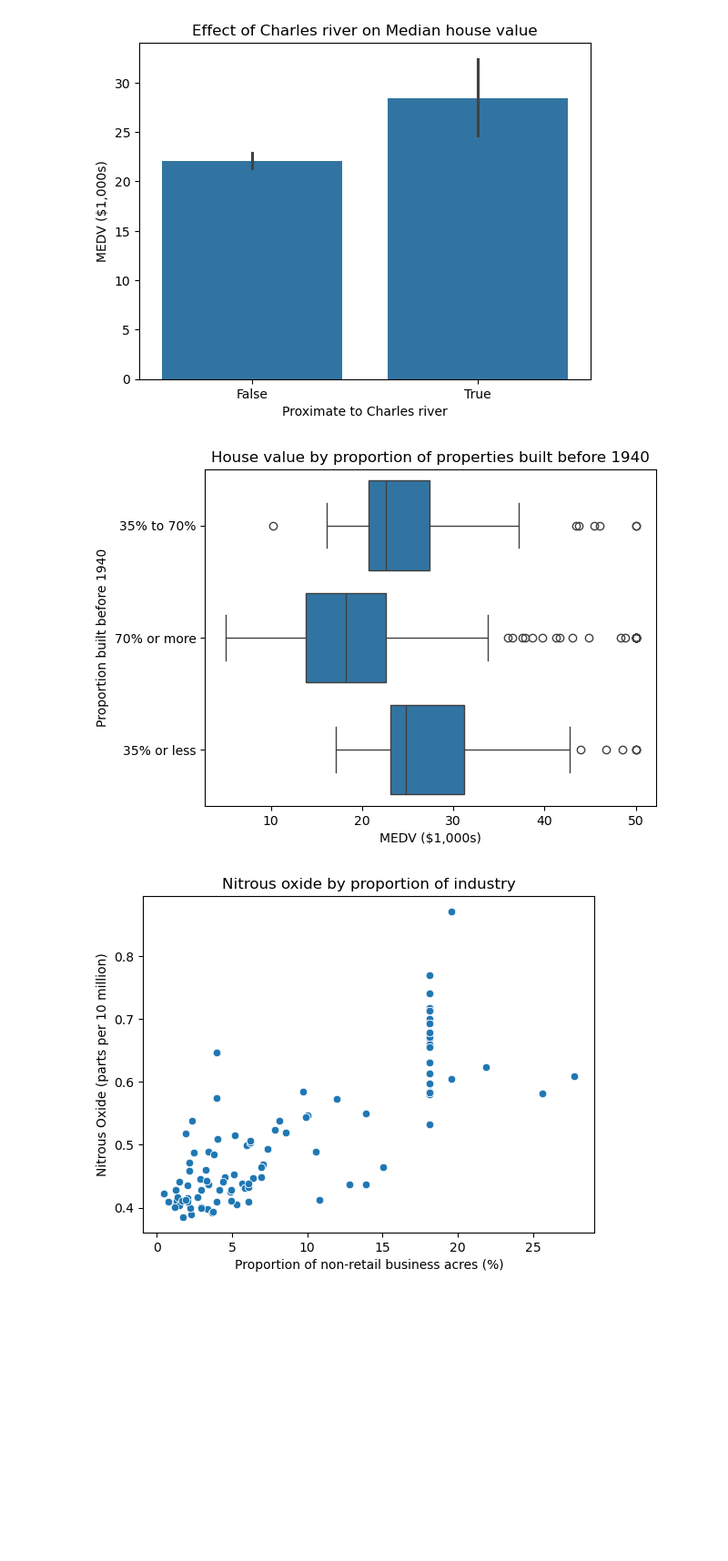
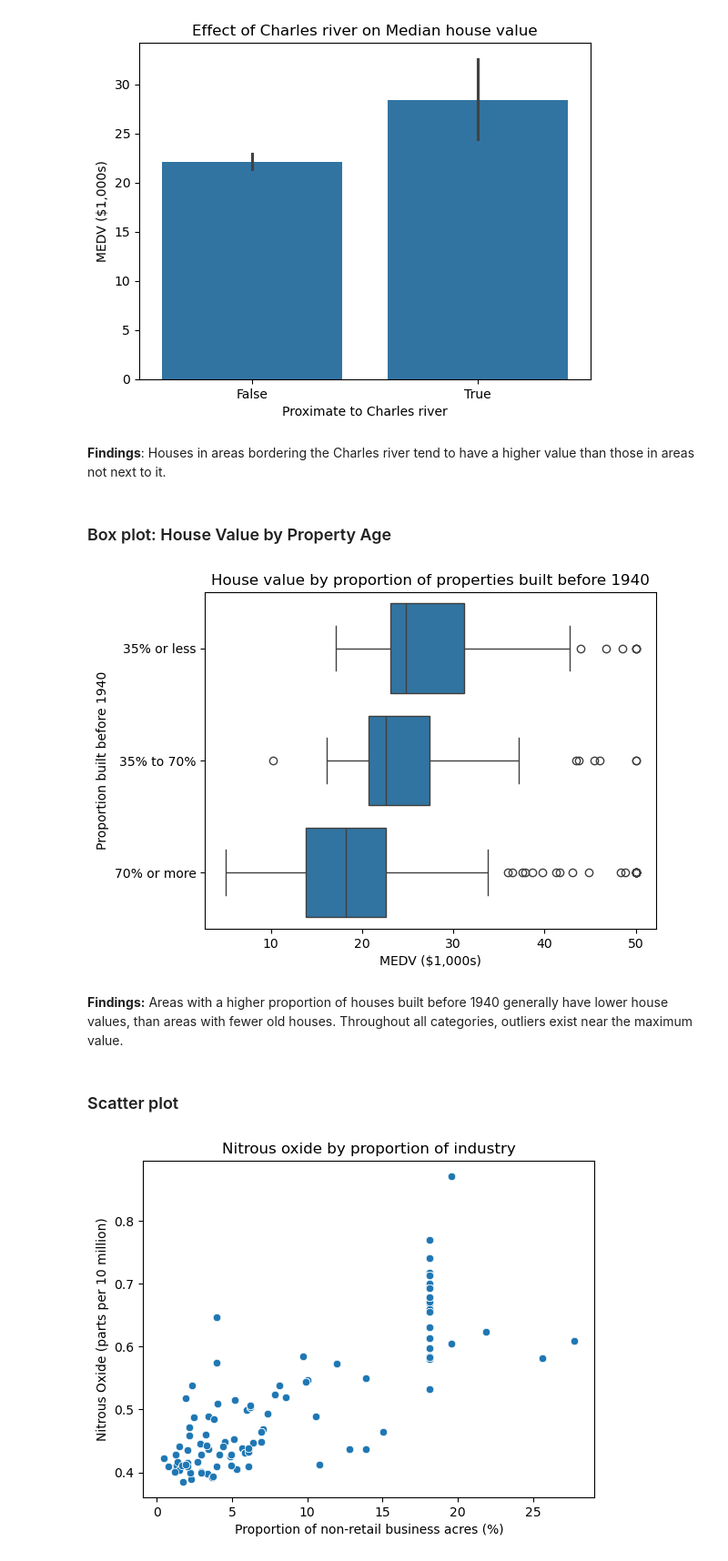
Before and after one commit to N-Parsons/IBM_DataScience, a Jupyter notebook: Peer_Graded_Assignment_jupyterlite.ipynb, the cells around one changed output. Shown: that part at 91% size. Saved outputs shown, nothing was run; the diff lists cells and outputs as text; code cells hidden in the pictures; blank space fills up the shorter version.

Commit message:
Add explanations/findings for graphs

```diff
--- a/Peer_Graded_Assignment_jupyterlite.ipynb
+++ b/Peer_Graded_Assignment_jupyterlite.ipynb
@@ -85,6 +91,10 @@ ax.set_xticklabels(["False", "True"])
 plt.show()
 # %% [output]
 [figure]
+# %% [markdown]
+**Findings**: Houses in areas bordering the Charles river tend to have a higher value than those in areas not next to it.
+# %% [markdown]
+### Box plot: House Value by Property Age
 # %%
 df.loc[df["AGE"] <= 35, "age_group"] = "35% or less"
 df.loc[(df["AGE"] > 35)&(df["AGE"] < 70), "age_group"] = "35% to 70%"
@@ -92,17 +102,22 @@ df.loc[df["AGE"] >= 70, "age_group"] = "70% or more"
 # %%
 ax = sns.boxplot(
     data=df,
     x="MEDV",
     y="age_group",
+    order=["35% or less", "35% to 70%", "70% or more"],
 )
 
 ax.set_title("House value by proportion of properties built before 1940")
 ax.set_xlabel("MEDV ($1,000s)")
 ax.set_ylabel("Proportion built before 1940")
 
 plt.show()
 # %% [output]
-[figure, old version]
+[figure, new version]
+# %% [markdown]
+**Findings:** Areas with a higher proportion of houses built before 1940 generally have lower house values, than areas with fewer old houses. Throughout all categories, outliers exist near the maximum value.
+# %% [markdown]
+### Scatter plot
 # %%
 ax = sns.scatterplot(
     data=df,
```
Also changed, not shown: parts of 6 cells of this notebook.
